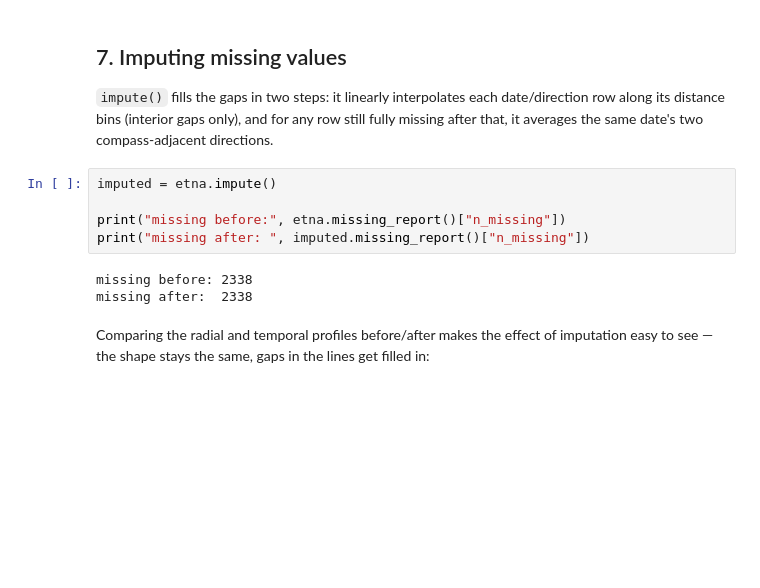
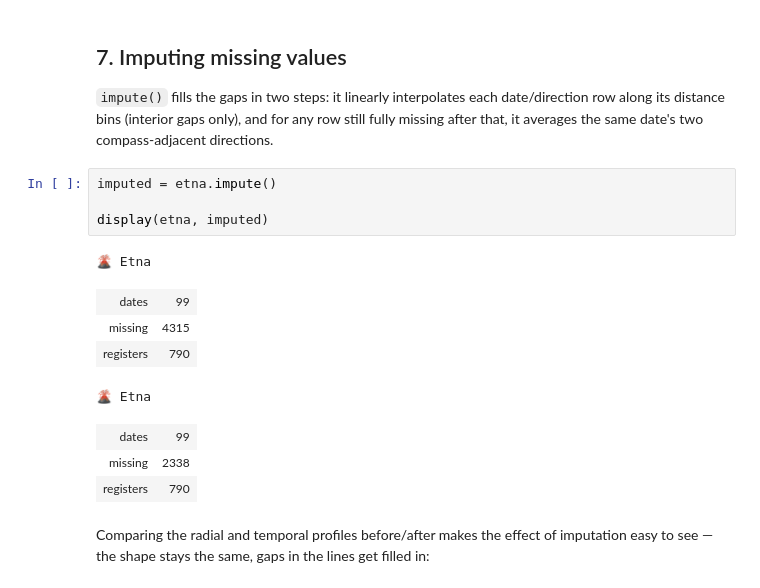
Before and after one commit to leliel12/volcanicus, a Jupyter notebook: notebooks/tutorial.ipynb, the cells around one changed output. Cells and saved outputs as stored; diff of their text form; blank space fills up the shorter version.

```diff
--- a/notebooks/tutorial.ipynb
+++ b/notebooks/tutorial.ipynb
@@ -222,11 +222,16 @@ dtype: object
 # %%
 imputed = etna.impute()
 
-print("missing before:", etna.missing_report()["n_missing"])
-print("missing after: ", imputed.missing_report()["n_missing"])
+display(etna, imputed)
 # %% [output]
-missing before: 2338
-missing after:  2338
+🌋 Etna
+| dates | 99 |
+| missing | 4315 |
+| registers | 790 |
+🌋 Etna
+| dates | 99 |
+| missing | 2338 |
+| registers | 790 |
 # %% [markdown]
 Comparing the radial and temporal profiles before/after makes the effect of imputation easy to see — the shape stays the same, gaps in the lines get filled in:
 # %%
```
Also changed, not shown: parts of 1 cell of this notebook, 5 other files.
